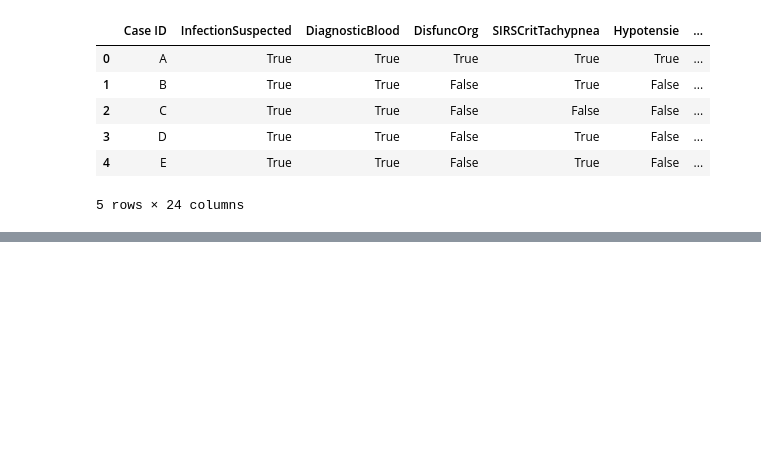
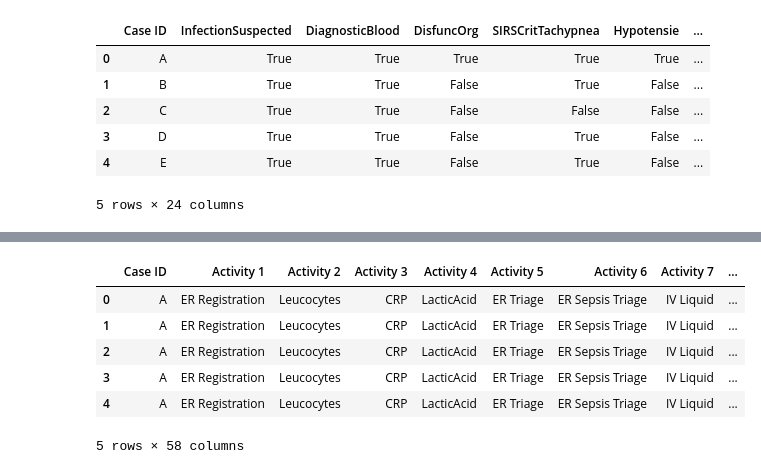
Before and after one commit to mohdkashifansari/Process_Analytics, a Jupyter notebook: model.ipynb, the cells around one changed output, grey strips where cells are left out. Saved outputs shown, nothing was run; the diff lists cells and outputs as text; code cells hidden in the pictures; blank space fills up the shorter version.

```diff
--- a/model.ipynb
+++ b/model.ipynb
@@ -151,3 +183,21 @@ df_diagnosis.head()
 df_act_flow_filtered.to_csv('Sepsis_Activity_Flow.csv', index=False)
 df_other_attributes.to_csv('Sepsis_Other_Attributes.csv', index=False)
 df_diagnosis.to_csv('Sepsis_Diagnosis.csv', index=False)
+# %%
+# Merge datasets on 'Case ID'
+merged_df = (
+    df_act_flow_filtered
+    .merge(df_diagnosis, on="Case ID", how="left")
+    .merge(df_other_attributes, on="Case ID", how="left")
+)
+
+# Display a summary of the merged dataset
+merged_df.head()
+# %% [output]
+|  | Case ID | Activity 1 | Activity 2 | Activity 3 | Activity 4 | Activity 5 | Activity 6 | Activity 7 | ... |
+| 0 | A | ER Registration | Leucocytes | CRP | LacticAcid | ER Triage | ER Sepsis Triage | IV Liquid | ... |
+| 1 | A | ER Registration | Leucocytes | CRP | LacticAcid | ER Triage | ER Sepsis Triage | IV Liquid | ... |
+| 2 | A | ER Registration | Leucocytes | CRP | LacticAcid | ER Triage | ER Sepsis Triage | IV Liquid | ... |
+| 3 | A | ER Registration | Leucocytes | CRP | LacticAcid | ER Triage | ER Sepsis Triage | IV Liquid | ... |
+| 4 | A | ER Registration | Leucocytes | CRP | LacticAcid | ER Triage | ER Sepsis Triage | IV Liquid | ... |
+5 rows × 58 columns
```
Also changed, not shown: parts of 7 cells of this notebook, 2 other files.
